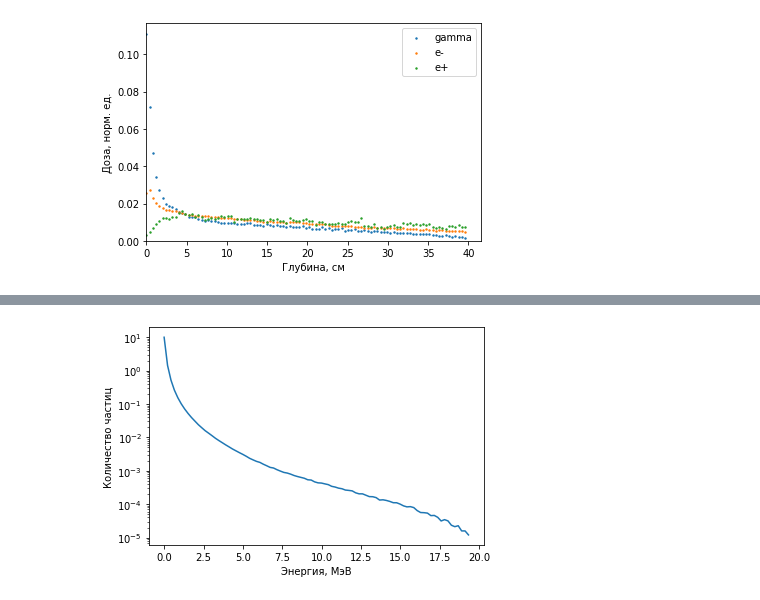
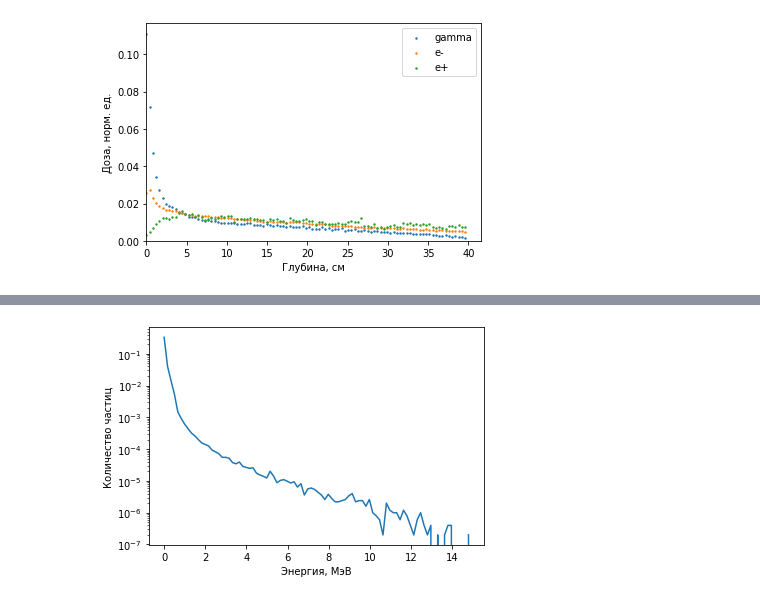
Before and after one commit to annndruha/Distribution-of-secondary-particles-in-tissue-equivalent-materials, a Jupyter notebook: model_cube/ParticlePlotter.ipynb, the cells around one changed output, grey strips where cells are left out. Drawn from its saved outputs; the diff is of its cells as text; code cells hidden in the pictures.

Commit message:
New plots

```diff
--- a/model_cube/ParticlePlotter.ipynb
+++ b/model_cube/ParticlePlotter.ipynb
@@ -152,12 +166,13 @@ len(filt)
 # %%
+filt = data[data['particle_name'] == 'gamma']
 n, e = np.histogram(filt['energy'], bins=100)
 n, e = n[:-10], e[:-11]
 plt.plot(e, n/(0.5*10**7))
 #plt.xlim([0, 20])
 #plt.legend()
 plt.yscale('log')
 plt.ylabel('Количество частиц')
 plt.xlabel('Энергия, МэВ')
 plt.show()
 # %% [output]
-[figure, old version]
+[figure, new version]
```
Also changed, not shown: parts of 16 cells of this notebook, 2 other files.
